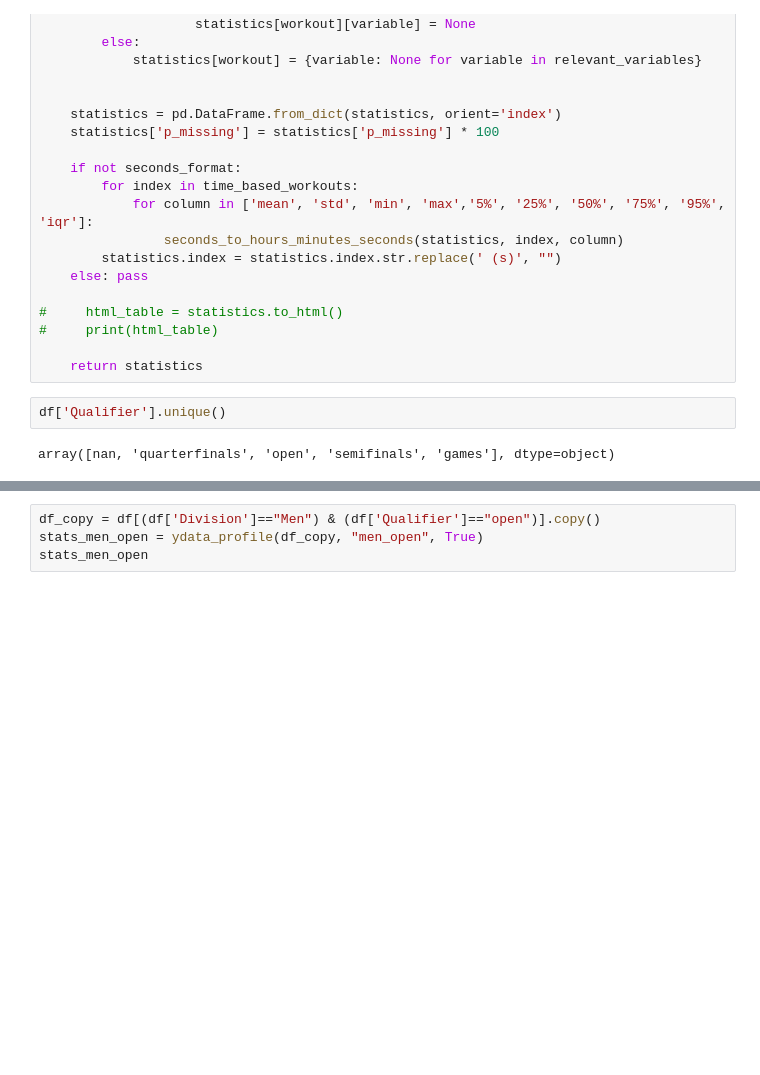
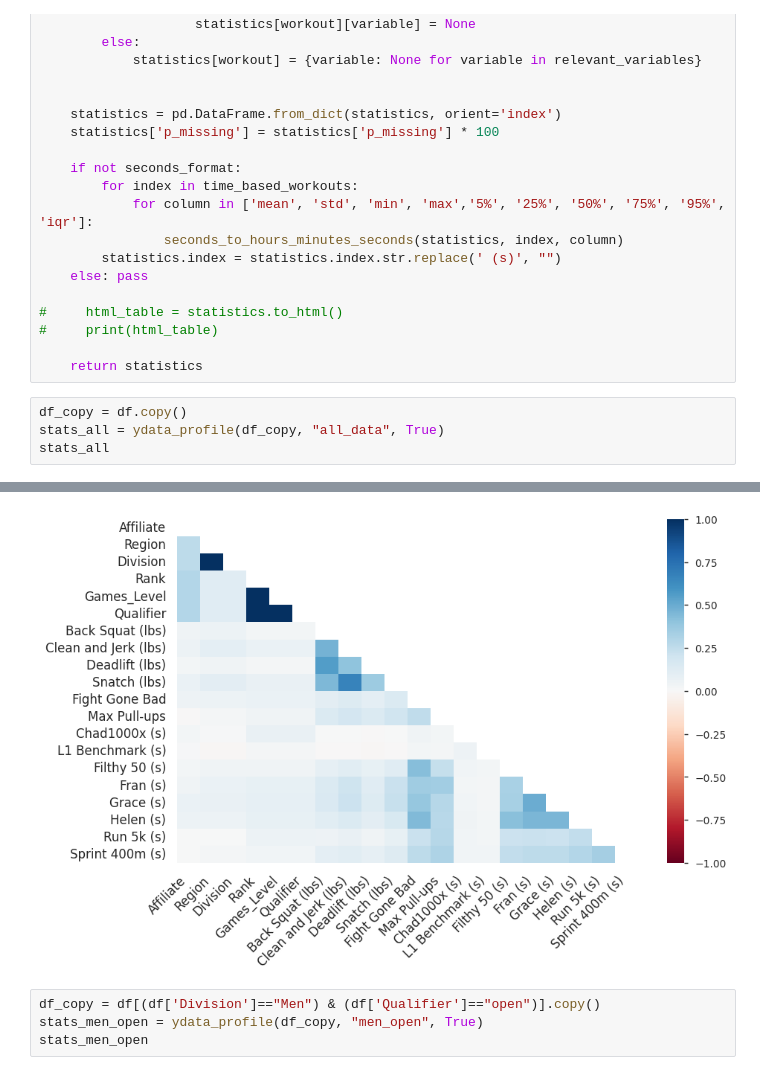
Before and after one commit to eunicekoid/Portfolio, a Jupyter notebook: CrossFit AI ML Project/notebooks/2.1-ek-exploratory-data-analysis.ipynb, the cells around one changed output, grey strips where cells are left out. Drawn from its saved outputs; the diff is of its cells as text; blank space fills up the shorter version.

```diff
--- a/CrossFit AI ML Project/notebooks/2.1-ek-exploratory-data-analysis.ipynb
+++ b/CrossFit AI ML Project/notebooks/2.1-ek-exploratory-data-analysis.ipynb
@@ -101,7 +102,8 @@ def ydata_profile(df, title, seconds_format):
 #     print(html_table)
 
     return statistics
-# %%
-df['Qualifier'].unique()
-# %% [output]
-array([nan, 'quarterfinals', 'open', 'semifinals', 'games'], dtype=object)
+# %%
+df_copy = df.copy()
+stats_all = ydata_profile(df_copy, "all_data", True)
+stats_all
+# %% [output]
@@ -108,3 +125,4 @@ array([nan, 'quarterfinals', 'open', 'semifinals', 'games'], dtype=object)
+[figure, added]
 # %%
 df_copy = df[(df['Division']=="Men") & (df['Qualifier']=="open")].copy()
 stats_men_open = ydata_profile(df_copy, "men_open", True)
```
Also changed, not shown: parts of 8 cells of this notebook.
